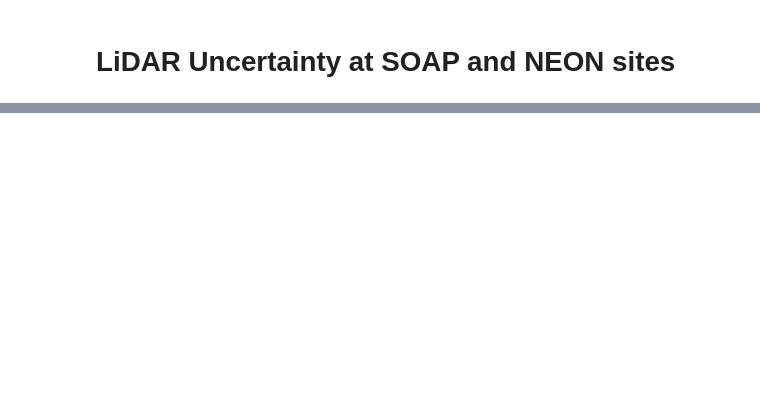
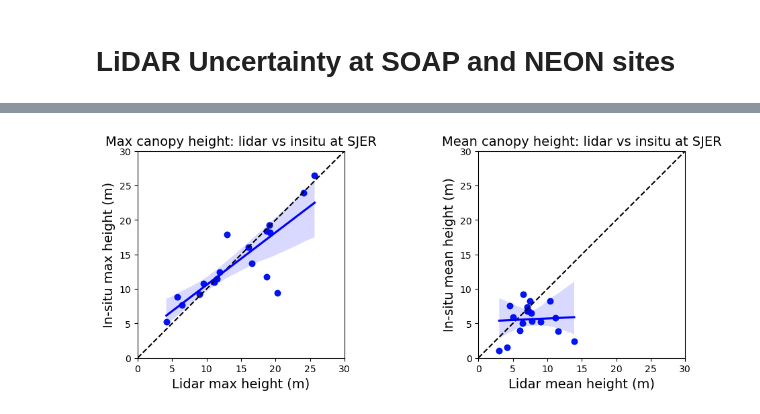
Before and after one commit to lechipman/lidar-uncertainty-2023-lchipman, a Jupyter notebook: lidar-uncertainty.ipynb, the cells around one changed output, grey strips where cells are left out. Drawn from its saved outputs; the diff is of its cells as text; code cells hidden in the pictures; blank space fills up the shorter version.

```diff
--- a/lidar-uncertainty.ipynb
+++ b/lidar-uncertainty.ipynb
@@ -326,0 +261,47 @@ plot_height(
+# %%
+# Function to plot lidar vs insitu man and max height
+
+def plot_height(site_name, plot_gdf, ax1max, ax2max):
+    """Plots the insitu vs lidar max and mean canopy height"""
+
+    fig, (ax1, ax2) = plt.subplots(1, 2, figsize=(12,4))
+
+    ax1.scatter(plot_gdf.lidar_max, plot_gdf.insitu_max)
+    ax1.plot((0,1), (0,1), transform=ax1.transAxes, ls='--', c='k')
+    sns.regplot(x='lidar_max', y='insitu_max',
+                data=plot_gdf,
+                color='blue',
+                ax=ax1)
+    ax1.set(xlim=(0,ax1max), ylim=(0,ax1max), aspect='equal',
+           title=('Max canopy height: lidar vs insitu at {}'
+                  .format(site_name)),
+           xlabel='Lidar max height (m)',
+           ylabel='In-situ max height (m)')
+    ax1.xaxis.label.set_fontsize(14)
+    ax1.yaxis.label.set_fontsize(14)
+    ax1.title.set_fontsize(14)
+
+    ax2.scatter(plot_gdf.lidar_mean, plot_gdf.insitu_mean)
+    ax2.plot((0,1), (0,1), transform=ax2.transAxes, ls='--', c='k')
+    sns.regplot(x='lidar_mean', y='insitu_mean',
+                data=plot_gdf,
+                color='blue',
+                ax=ax2)
+    ax2.set(xlim=(0,ax2max), ylim=(0,ax2max), aspect='equal',
+           title=('Mean canopy height: lidar vs insitu at {}'
+                  .format(site_name)),
+           xlabel='Lidar mean height (m)',
+           ylabel='In-situ mean height (m)')
+    ax2.xaxis.label.set_fontsize(14)
+    ax2.yaxis.label.set_fontsize(14)
+    ax2.title.set_fontsize(14)
+
+    plt.show()
+
+# Plot SJER mean and max data
+plot_height(site_name='SJER',
+           plot_gdf = sjer_data_loader.height_stats,
+           ax1max = 30,
+           ax2max = 30)
+# %% [output]
+[figure, added]
```
Also changed, not shown: parts of 8 cells of this notebook, 1 other file.
